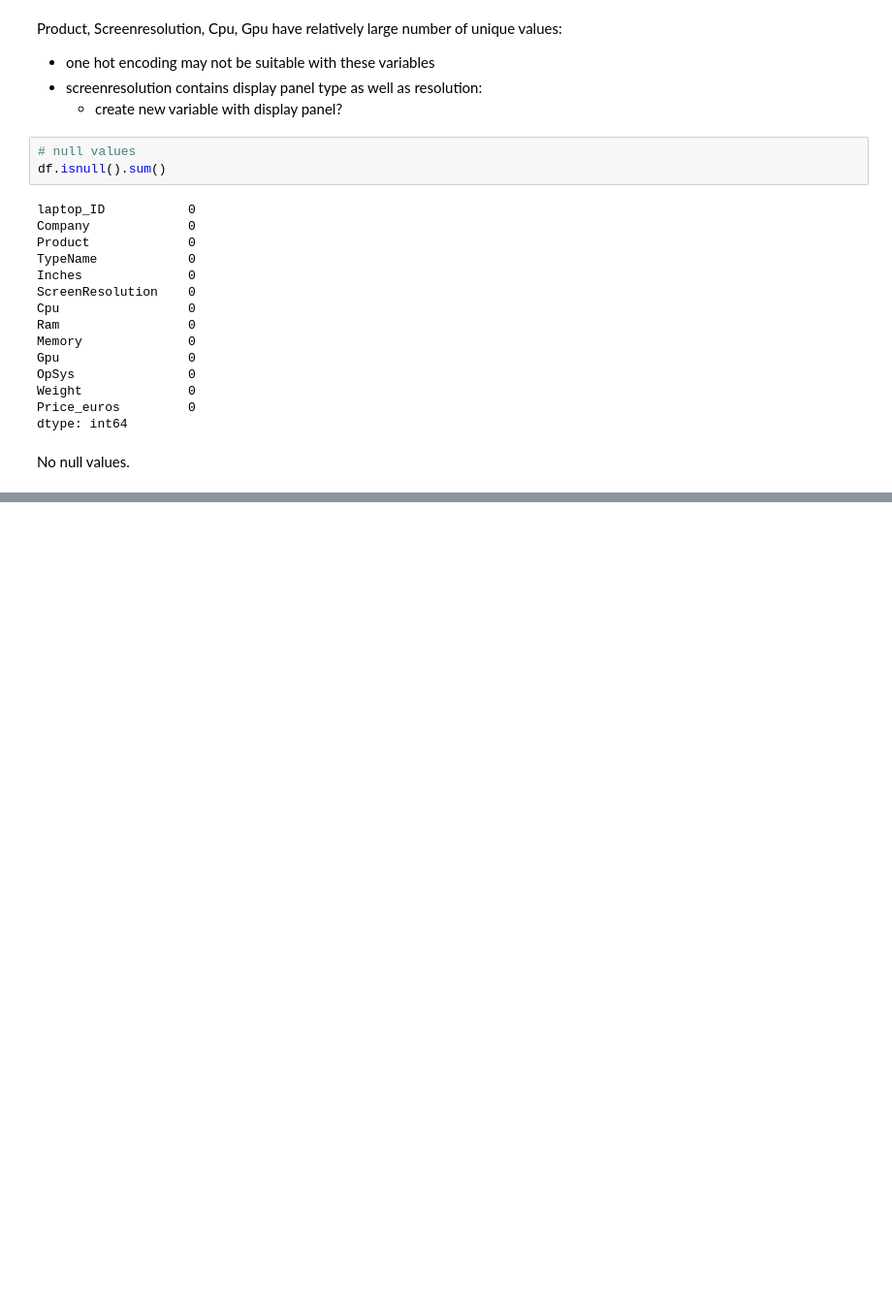
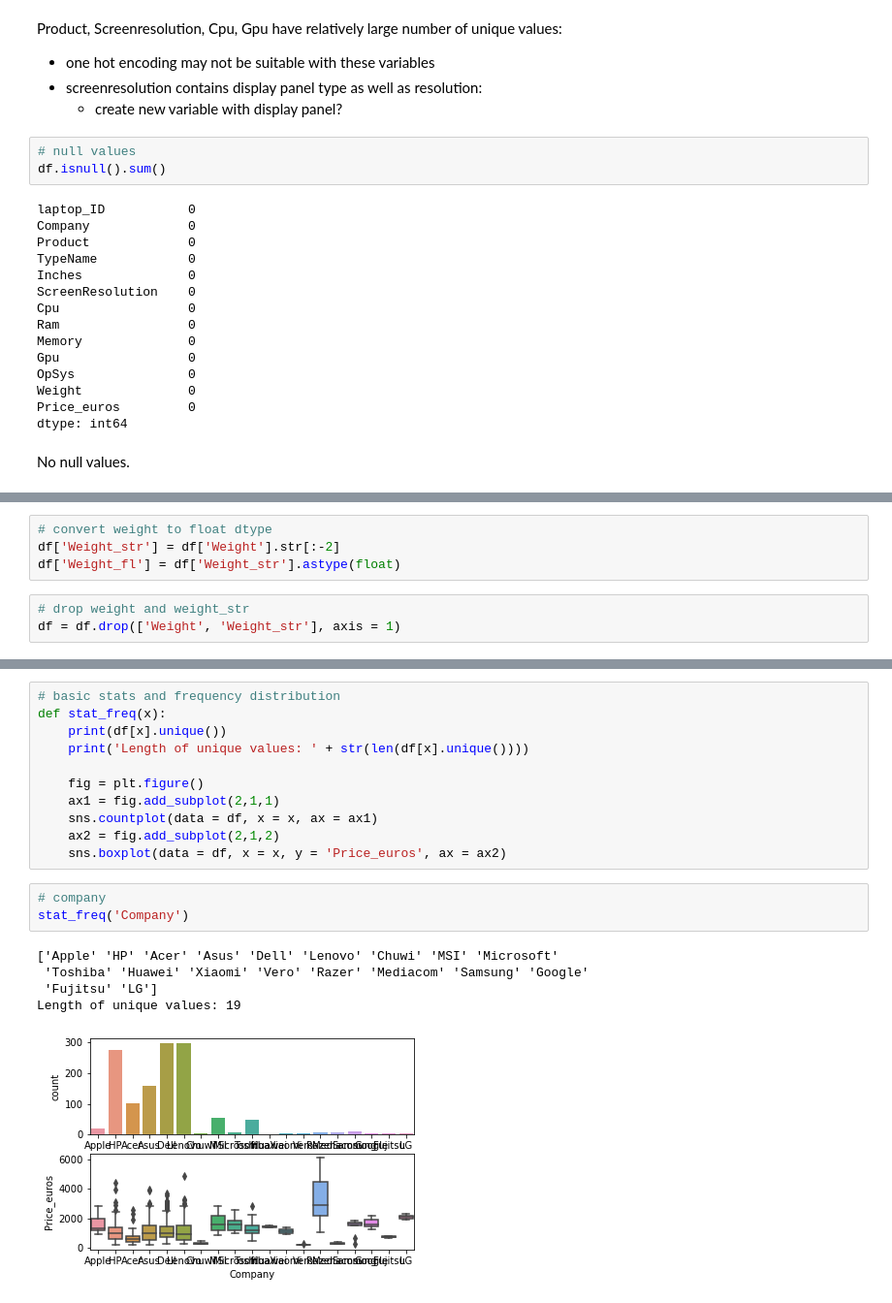
Before and after one commit to jamesjhjung/Laptop-Price-Prediction-Project, a Jupyter notebook: EDA.ipynb, the cells around one changed output, grey strips where cells are left out. Shown: that part at 97% size. Saved outputs shown, nothing was run; the diff lists cells and outputs as text; blank space fills up the shorter version.

```diff
--- a/EDA.ipynb
+++ b/EDA.ipynb
@@ -128 +106,8 @@ Price_euros         float64
 dtype: object
+# %%
+# convert weight to float dtype
+df['Weight_str'] = df['Weight'].str[:-2]
+df['Weight_fl'] = df['Weight_str'].astype(float)
+# %%
+# drop weight and weight_str
+df = df.drop(['Weight', 'Weight_str'], axis = 1)
@@ -128,0 +125,20 @@ dtype: object
+# %%
+# basic stats and frequency distribution
+def stat_freq(x):
+    print(df[x].unique())
+    print('Length of unique values: ' + str(len(df[x].unique())))
+
+    fig = plt.figure()
+    ax1 = fig.add_subplot(2,1,1)
+    sns.countplot(data = df, x = x, ax = ax1)
+    ax2 = fig.add_subplot(2,1,2)
+    sns.boxplot(data = df, x = x, y = 'Price_euros', ax = ax2)
+# %%
+# company
+stat_freq('Company')
+# %% [output]
+['Apple' 'HP' 'Acer' 'Asus' 'Dell' 'Lenovo' 'Chuwi' 'MSI' 'Microsoft'
+ 'Toshiba' 'Huawei' 'Xiaomi' 'Vero' 'Razer' 'Mediacom' 'Samsung' 'Google'
+ 'Fujitsu' 'LG']
+Length of unique values: 19
+[figure, added]
```
Also changed, not shown: parts of 13 cells of this notebook, 1 other file.
